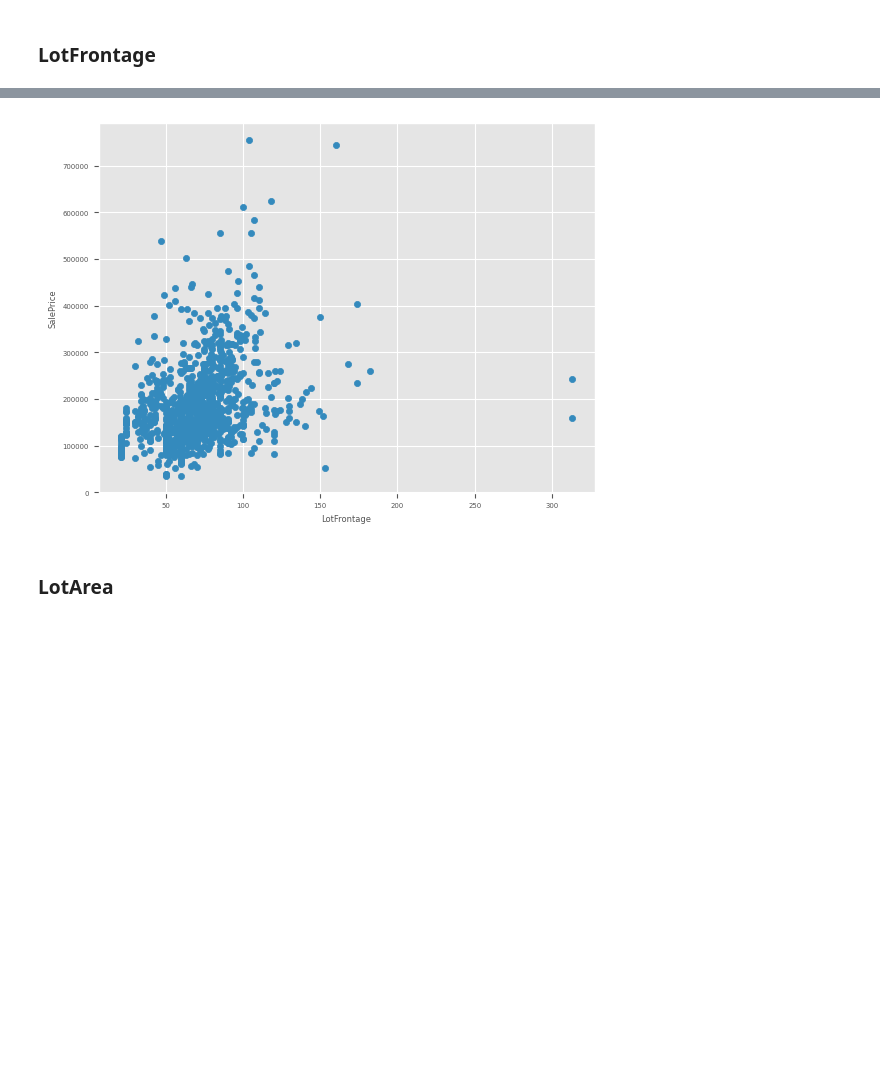
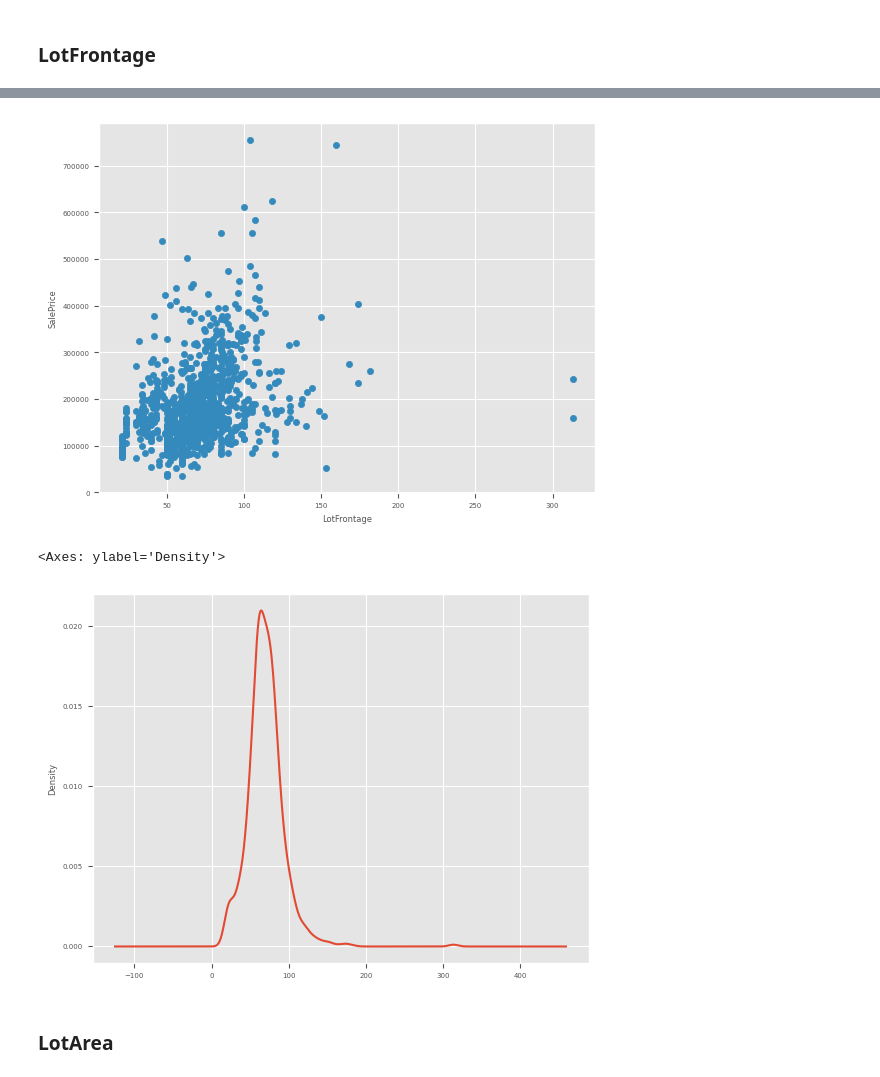
Before and after one commit to yichen-huang/House-Prices-Advanced-Regression-Techniques, a Jupyter notebook: data_understanding_yh.ipynb, the cells around one changed output, grey strips where cells are left out. Cells and saved outputs as stored; diff of their text form; code cells hidden in the pictures; blank space fills up the shorter version.

Commit message:
Add more comprehensive plots on numerical, EDIT on categorical plots to apply PriceType

```diff
--- a/data_understanding_yh.ipynb
+++ b/data_understanding_yh.ipynb
@@ -328,8 +349,12 @@ data_show_categorical('YearRemodAdd')
 # %%
-data.plot(kind = 'scatter', x = data.columns[3], y = 'SalePrice')
+data.plot(kind = 'scatter', x = 'LotFrontage', y = 'SalePrice')
 plt.show()
+
+data['LotFrontage'].plot.kde()
 # %% [output]
-[figure, old version]
+[figure, new version]
+<Axes: ylabel='Density'>
+[figure, added]
 # %% [markdown]
 ### LotArea
 # %%
```
Also changed, not shown: parts of 17 cells of this notebook.
